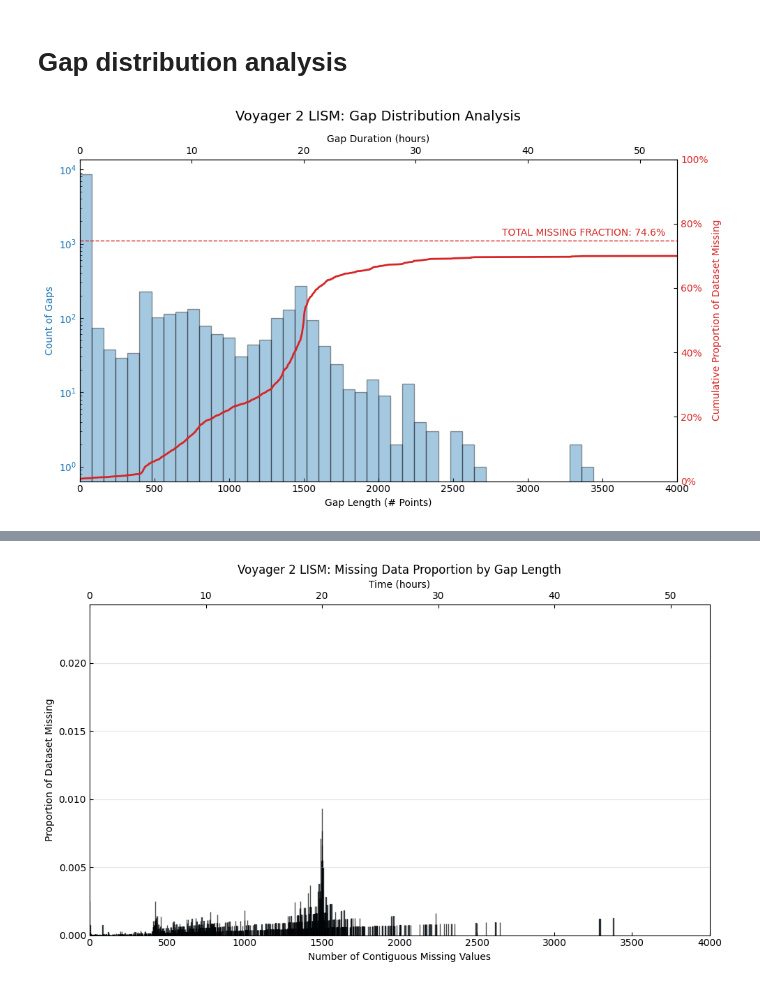
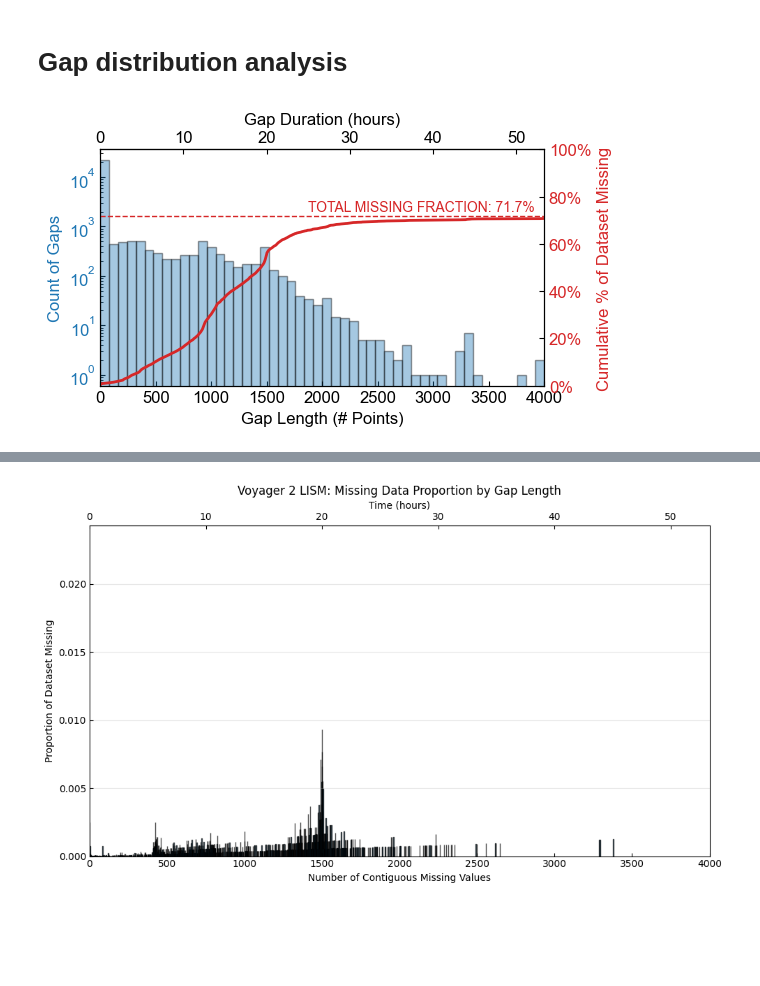
Before and after one commit to daniel-wrench/sf_gap_analysis, a Jupyter notebook: notebooks/voyager_outlier_gap_study.ipynb, the cells around one changed output, grey strips where cells are left out. Drawn from its saved outputs; the diff is of its cells as text; code cells hidden in the pictures; blank space fills up the shorter version.

Commit message:
updating gap plots

```diff
--- a/notebooks/voyager_outlier_gap_study.ipynb
+++ b/notebooks/voyager_outlier_gap_study.ipynb
@@ -183,18 +109,0 @@ Takes ~20s to load 1 Voyager file (1 year)
-# %%
-# year = 2012
-cadence = "48s"
-
-spacecraft = "voyager2"
-
-data = TimeSeries(
-    #f"../data/raw/voyager/{spacecraft}_{cadence}_mag-vim_{year}0101_v02.cdf",
-    glob.glob(f"../data/raw/voyager/{spacecraft}_{cadence}_mag-vim_*.cdf"),
-    concatenate=True,
-)
-
-df_raw = data.to_dataframe()["2018-11-05":]
-df_raw = df_raw.loc[:, params.mag_vars_dict["voyager"]]
-# %%
-df = df_raw.resample(cadence).mean()
-del data, df_raw
-print(df.info())
@@ -645,12 +522,19 @@ import matplotlib.pyplot as plt
 from typing import List, Union, Tuple
 from matplotlib.ticker import FuncFormatter
 
+plt.rcParams["xtick.direction"] = "in"
+plt.rcParams["ytick.direction"] = "in"
+plt.rc("font", family="Arial", size=12)
+
 
 # Read in cleaned voyager data
-#df = pd.read_pickle("../data/interim/voyager/voyager1_lism_cleaned.pkl")
-df = pd.read_pickle("../data/interim/voyager/voyager2_lism.pkl")
+# df = pd.read_pickle("../data/interim/voyager/voyager1_lism_cleaned.pkl")
+df_v1 = pd.read_pickle("../data/interim/voyager/voyager1_lism.pkl")
 # Remove missing portion from the end
-df = df.loc[: df.last_valid_index()]
+df_v1 = df_v1.loc[: df_v1.last_valid_index()]
+
+df_v2 = pd.read_pickle("../data/interim/voyager/voyager2_lism.pkl")
+df_v2 = df_v2.loc[: df_v2.last_valid_index()]
 # %%
 def overlay_missing_gap_analysis(
     data: Union[pd.Series, List],
@@ -782,7 +666,7 @@ def overlay_missing_gap_analysis(
         linewidth=2,
         label="Cumulative Proportion of Dataset Missing",
     )
-    ax2.set_ylabel("Cumulative Proportion of Dataset Missing", color="tab:red")
+    ax2.set_ylabel("Cumulative % of Dataset Missing", color="tab:red")
     ax2.tick_params(axis="y", labelcolor="tab:red")
 
     # Add horizontal line at true overall missing proportion
@@ -827,8 +711,8 @@ def overlay_missing_gap_analysis(
     ax3.set_xlabel(f"Gap Duration ({time_unit})")
 
     # Set title and align it properly
-    plt.title(title, fontsize=14, pad=40)
-
+    #plt.title(title, fontsize=14, pad=40)
+    plt.text(title, 0.02, 0.98, transform=ax1.transAxes)
     plt.tight_layout()
     plt.savefig(f"../results/cleaning/gap_analysis_cdf_voyager2.png", dpi=300)
     plt.show()
@@ -843,6 +727,6 @@ def overlay_missing_gap_analysis(
 
     return gaps_df
 # %%
-gaps_df = overlay_missing_gap_analysis(df.BN, xmax=4000, time_unit="hours", title="Voyager 2 LISM: Gap Distribution Analysis")
+gaps_df = overlay_missing_gap_analysis(df_v1.BN, xmax=4000, time_unit="hours", title="", figsize=(6,3.5))
 # %% [output]
-[figure, old version]
+[figure, new version]
```
Also changed, not shown: parts of 19 cells of this notebook.
